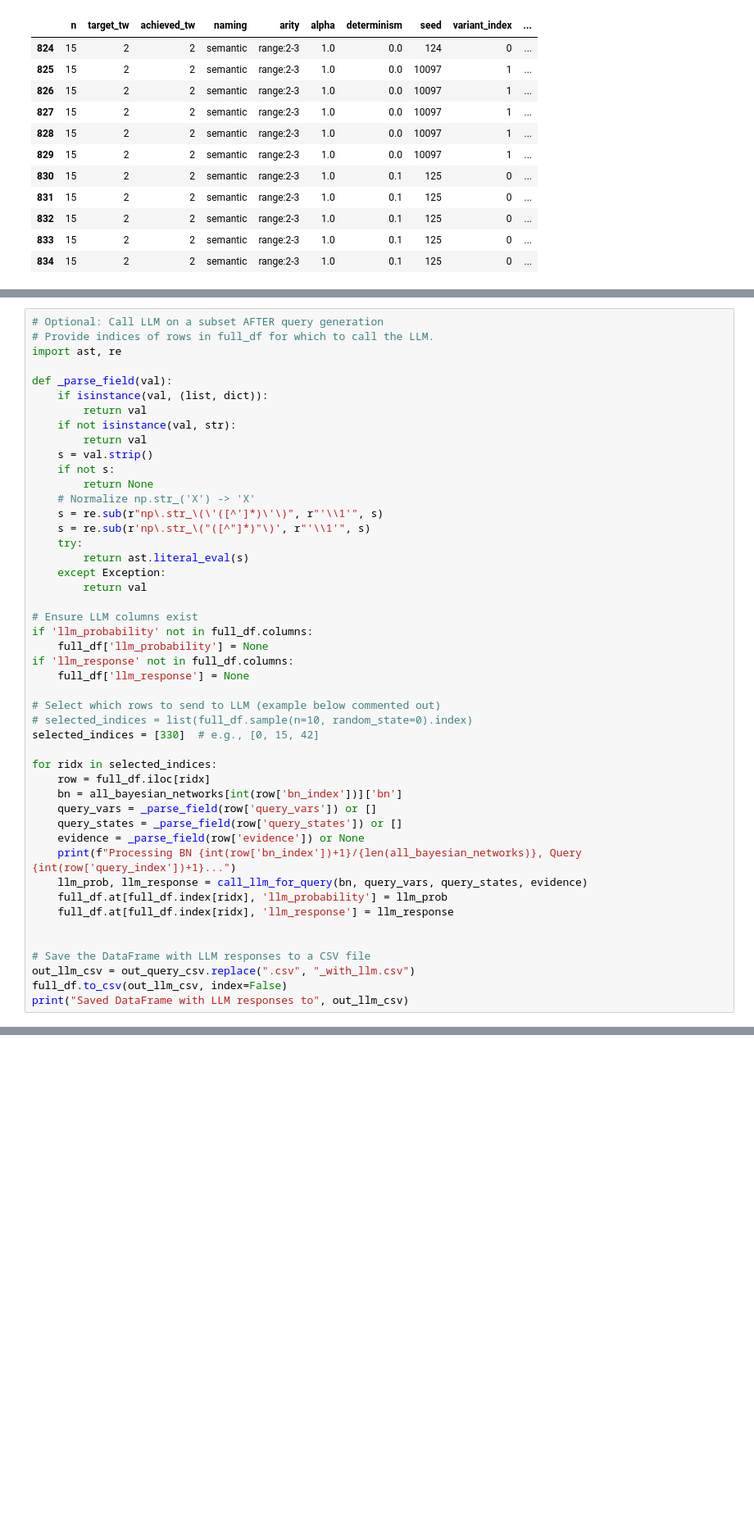
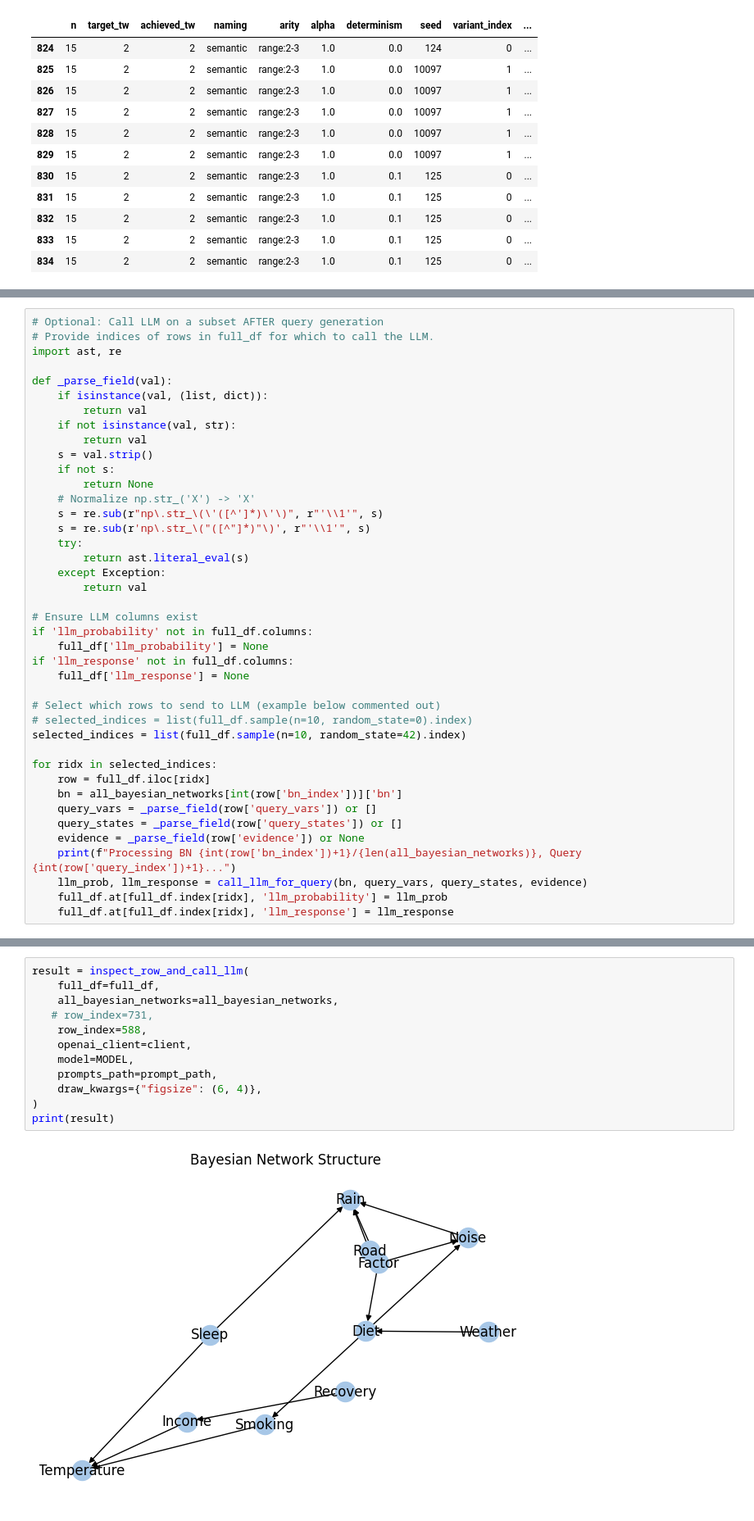
Before and after one commit to ferjorosa/probabilistic-reasoning-llms, a Jupyter notebook: notebooks/graph_generation/BN_generation_sweep.ipynb, the cells around one changed output, grey strips where cells are left out. Shown at 82% size. Cells and saved outputs as stored; diff of their text form; blank space fills up the shorter version.

```diff
--- a/notebooks/graph_generation/BN_generation_sweep.ipynb
+++ b/notebooks/graph_generation/BN_generation_sweep.ipynb
@@ -332,7 +331,7 @@ if 'llm_response' not in full_df.columns:
 
 # Select which rows to send to LLM (example below commented out)
 # selected_indices = list(full_df.sample(n=10, random_state=0).index)
-selected_indices = [330]  # e.g., [0, 15, 42]
+selected_indices = list(full_df.sample(n=10, random_state=42).index)
 
 for ridx in selected_indices:
     row = full_df.iloc[ridx]
@@ -344,10 +343,4 @@ for ridx in selected_indices:
     llm_prob, llm_response = call_llm_for_query(bn, query_vars, query_states, evidence)
     full_df.at[full_df.index[ridx], 'llm_probability'] = llm_prob
     full_df.at[full_df.index[ridx], 'llm_response'] = llm_response
-
-
-# Save the DataFrame with LLM responses to a CSV file
-out_llm_csv = out_query_csv.replace(".csv", "_with_llm.csv")
-full_df.to_csv(out_llm_csv, index=False)
-print("Saved DataFrame with LLM responses to", out_llm_csv)
 # %% [output]
@@ -418,0 +466,14 @@ Saved enhanced results with LLM data to /home/bmihaljevic/repos/code-projects/ai
+# %%
+result = inspect_row_and_call_llm(
+    full_df=full_df,
+    all_bayesian_networks=all_bayesian_networks,
+   # row_index=731,
+    row_index=588,
+    openai_client=client,
+    model=MODEL,
+    prompts_path=prompt_path,
+    draw_kwargs={"figsize": (6, 4)},
+)
+print(result)
+# %% [output]
+[figure, added]
```
Also changed, not shown: parts of 7 cells of this notebook, 1 other file.
